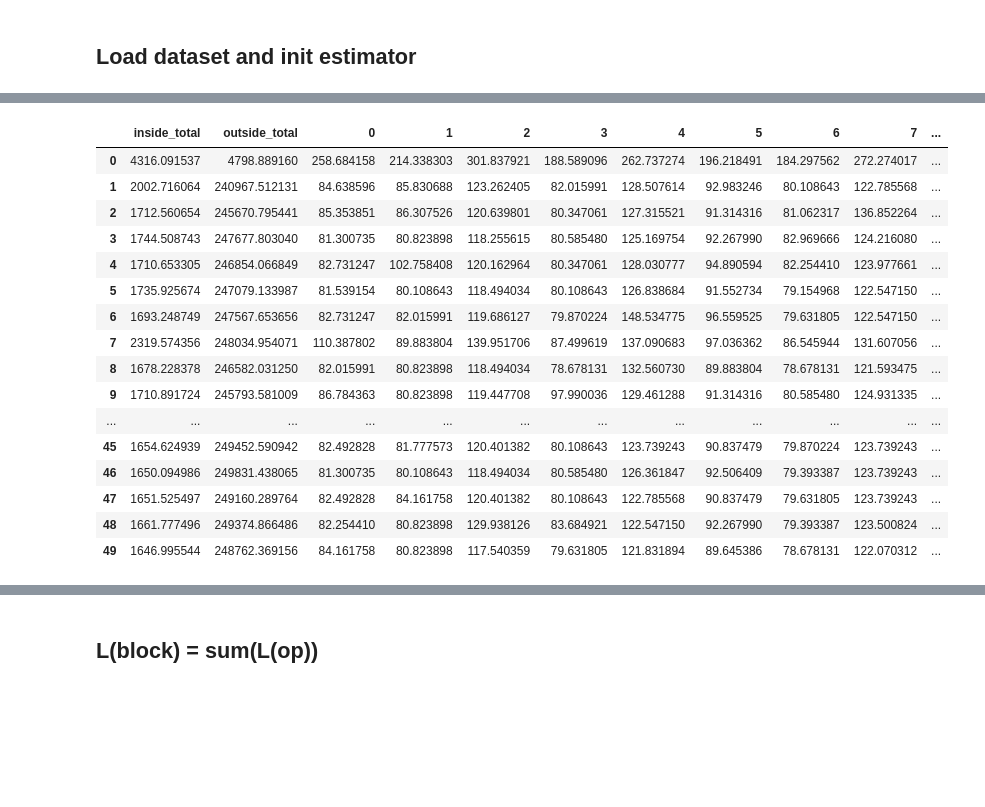
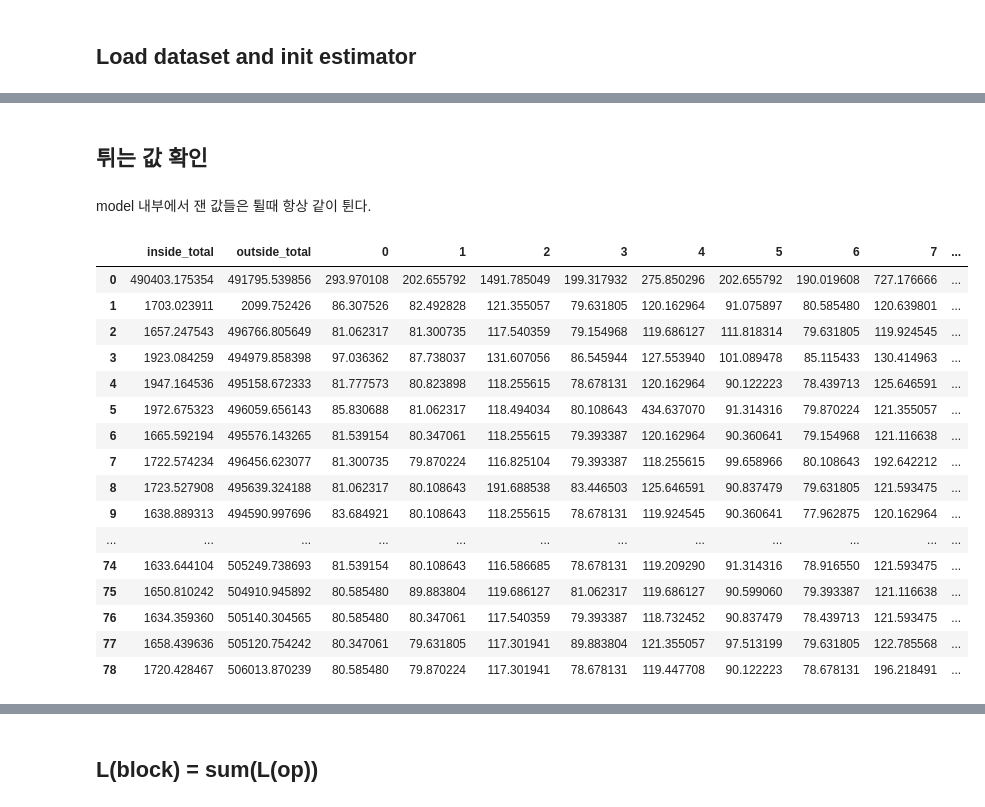
Before and after one commit to meowpunch/LENNA, a Jupyter notebook: NASR/blocks_latency.ipynb, the cells around one changed output, grey strips where cells are left out. Saved outputs shown, nothing was run; the diff lists cells and outputs as text; code cells hidden in the pictures; blank space fills up the shorter version.

```diff
--- a/NASR/blocks_latency.ipynb
+++ b/NASR/blocks_latency.ipynb
@@ -47,23 +39,29 @@ max    1486.063004
-# %%
-combined.head(50)
-# %% [output]
-|  | inside_total | outside_total | 0 | 1 | 2 | 3 | 4 | 5 | 6 | 7 | ... |
-| 0 | 4316.091537 | 4798.889160 | 258.684158 | 214.338303 | 301.837921 | 188.589096 | 262.737274 | 196.218491 | 184.297562 | 272.274017 | ... |
-| 1 | 2002.716064 | 240967.512131 | 84.638596 | 85.830688 | 123.262405 | 82.015991 | 128.507614 | 92.983246 | 80.108643 | 122.785568 | ... |
-| 2 | 1712.560654 | 245670.795441 | 85.353851 | 86.307526 | 120.639801 | 80.347061 | 127.315521 | 91.314316 | 81.062317 | 136.852264 | ... |
-| 3 | 1744.508743 | 247677.803040 | 81.300735 | 80.823898 | 118.255615 | 80.585480 | 125.169754 | 92.267990 | 82.969666 | 124.216080 | ... |
-| 4 | 1710.653305 | 246854.066849 | 82.731247 | 102.758408 | 120.162964 | 80.347061 | 128.030777 | 94.890594 | 82.254410 | 123.977661 | ... |
-| 5 | 1735.925674 | 247079.133987 | 81.539154 | 80.108643 | 118.494034 | 80.108643 | 126.838684 | 91.552734 | 79.154968 | 122.547150 | ... |
-| 6 | 1693.248749 | 247567.653656 | 82.731247 | 82.015991 | 119.686127 | 79.870224 | 148.534775 | 96.559525 | 79.631805 | 122.547150 | ... |
-| 7 | 2319.574356 | 248034.954071 | 110.387802 | 89.883804 | 139.951706 | 87.499619 | 137.090683 | 97.036362 | 86.545944 | 131.607056 | ... |
-| 8 | 1678.228378 | 246582.031250 | 82.015991 | 80.823898 | 118.494034 | 78.678131 | 132.560730 | 89.883804 | 78.678131 | 121.593475 | ... |
-| 9 | 1710.891724 | 245793.581009 | 86.784363 | 80.823898 | 119.447708 | 97.990036 | 129.461288 | 91.314316 | 80.585480 | 124.931335 | ... |
-| ... | ... | ... | ... | ... | ... | ... | ... | ... | ... | ... | ... |
-| 45 | 1654.624939 | 249452.590942 | 82.492828 | 81.777573 | 120.401382 | 80.108643 | 123.739243 | 90.837479 | 79.870224 | 123.739243 | ... |
-| 46 | 1650.094986 | 249831.438065 | 81.300735 | 80.108643 | 118.494034 | 80.585480 | 126.361847 | 92.506409 | 79.393387 | 123.739243 | ... |
-| 47 | 1651.525497 | 249160.289764 | 82.492828 | 84.161758 | 120.401382 | 80.108643 | 122.785568 | 90.837479 | 79.631805 | 123.739243 | ... |
-| 48 | 1661.777496 | 249374.866486 | 82.254410 | 80.823898 | 129.938126 | 83.684921 | 122.547150 | 92.267990 | 79.393387 | 123.500824 | ... |
-| 49 | 1646.995544 | 248762.369156 | 84.161758 | 80.823898 | 117.540359 | 79.631805 | 121.831894 | 89.645386 | 78.678131 | 122.070312 | ... |
+# %% [markdown]
+## 튀는 값 확인
+# %% [markdown]
+model 내부에서 잰 값들은 튈때 항상 같이 튄다.
+# %%
+import pandas as pd
+pd.options.display.max_rows = 999
+combined
+# %% [output]
+|  | inside_total | outside_total | 0 | 1 | 2 | 3 | 4 | 5 | 6 | 7 | ... |
+| 0 | 490403.175354 | 491795.539856 | 293.970108 | 202.655792 | 1491.785049 | 199.317932 | 275.850296 | 202.655792 | 190.019608 | 727.176666 | ... |
+| 1 | 1703.023911 | 2099.752426 | 86.307526 | 82.492828 | 121.355057 | 79.631805 | 120.162964 | 91.075897 | 80.585480 | 120.639801 | ... |
+| 2 | 1657.247543 | 496766.805649 | 81.062317 | 81.300735 | 117.540359 | 79.154968 | 119.686127 | 111.818314 | 79.631805 | 119.924545 | ... |
+| 3 | 1923.084259 | 494979.858398 | 97.036362 | 87.738037 | 131.607056 | 86.545944 | 127.553940 | 101.089478 | 85.115433 | 130.414963 | ... |
+| 4 | 1947.164536 | 495158.672333 | 81.777573 | 80.823898 | 118.255615 | 78.678131 | 120.162964 | 90.122223 | 78.439713 | 125.646591 | ... |
+| 5 | 1972.675323 | 496059.656143 | 85.830688 | 81.062317 | 118.494034 | 80.108643 | 434.637070 | 91.314316 | 79.870224 | 121.355057 | ... |
+| 6 | 1665.592194 | 495576.143265 | 81.539154 | 80.347061 | 118.255615 | 79.393387 | 120.162964 | 90.360641 | 79.154968 | 121.116638 | ... |
+| 7 | 1722.574234 | 496456.623077 | 81.300735 | 79.870224 | 116.825104 | 79.393387 | 118.255615 | 99.658966 | 80.108643 | 192.642212 | ... |
+| 8 | 1723.527908 | 495639.324188 | 81.062317 | 80.108643 | 191.688538 | 83.446503 | 125.646591 | 90.837479 | 79.631805 | 121.593475 | ... |
+| 9 | 1638.889313 | 494590.997696 | 83.684921 | 80.108643 | 118.255615 | 78.678131 | 119.924545 | 90.360641 | 77.962875 | 120.162964 | ... |
+| ... | ... | ... | ... | ... | ... | ... | ... | ... | ... | ... | ... |
+| 74 | 1633.644104 | 505249.738693 | 81.539154 | 80.108643 | 116.586685 | 78.678131 | 119.209290 | 91.314316 | 78.916550 | 121.593475 | ... |
+| 75 | 1650.810242 | 504910.945892 | 80.585480 | 89.883804 | 119.686127 | 81.062317 | 119.686127 | 90.599060 | 79.393387 | 121.116638 | ... |
+| 76 | 1634.359360 | 505140.304565 | 80.585480 | 80.347061 | 117.540359 | 79.393387 | 118.732452 | 90.837479 | 78.439713 | 121.593475 | ... |
+| 77 | 1658.439636 | 505120.754242 | 80.347061 | 79.631805 | 117.301941 | 89.883804 | 121.355057 | 97.513199 | 79.631805 | 122.785568 | ... |
+| 78 | 1720.428467 | 506013.870239 | 80.585480 | 79.870224 | 117.301941 | 78.678131 | 119.447708 | 90.122223 | 78.678131 | 196.218491 | ... |
 # %%
 combined.describe().T
 # %% [output]
```
Also changed, not shown: parts of 22 cells of this notebook, 3 other files.
